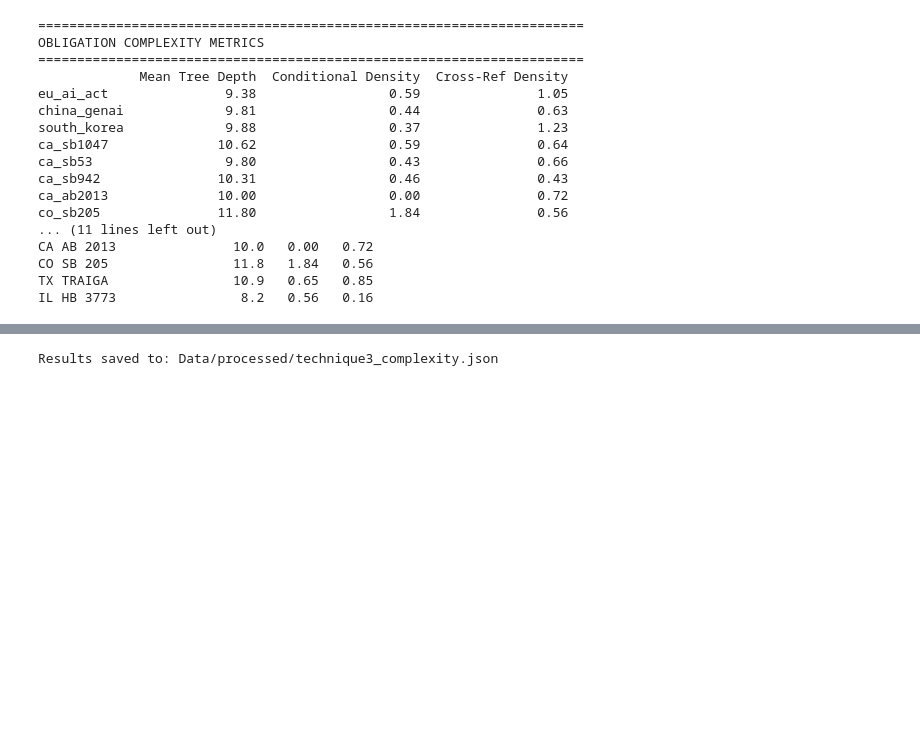
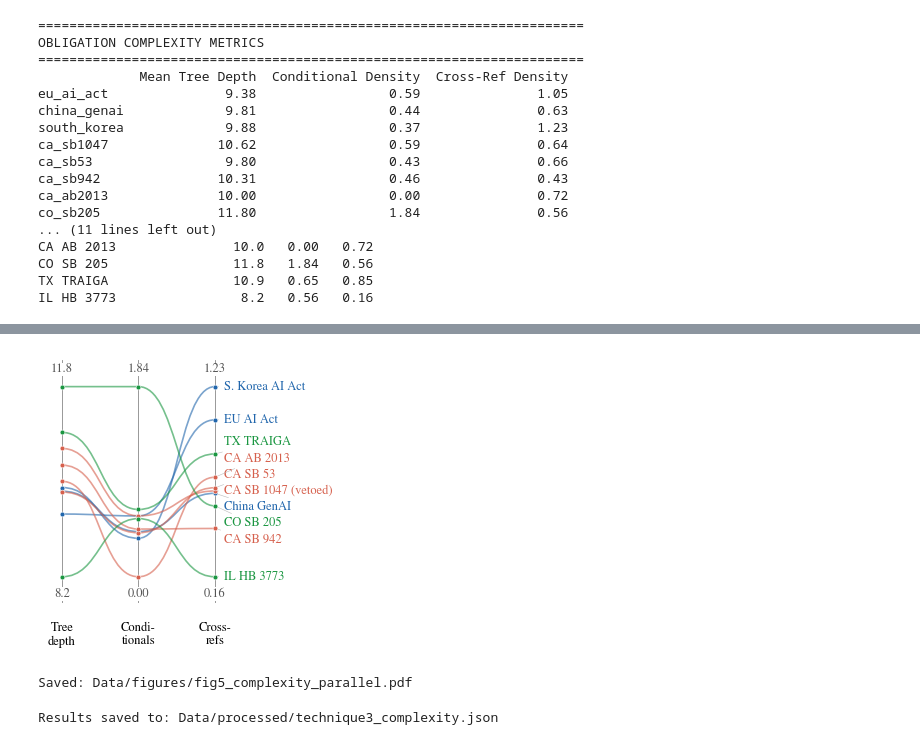
Before and after one commit to ps-research/The-Language-of-AI-Liability, a Jupyter notebook: Obligation_Complexity_Analysis.ipynb, the cells around one changed output, grey strips where cells are left out. Cells and saved outputs as stored; diff of their text form; code cells hidden in the pictures; blank space fills up the shorter version.

```diff
--- a/Obligation_Complexity_Analysis.ipynb
+++ b/Obligation_Complexity_Analysis.ipynb
@@ -537,3 +362,43 @@ Saved: Data/figures/fig4b_complexity_parallel.pdf
+# %%
+# ── Figure 5: complexity as parallel coordinates (paper) ──
+vals = np.array([[depth_results[l]["mean"], conditional_results[l]["density"], crossref_results[l]["density"]] for l in LAW_ORDER])
+lo, hi = vals.min(0), vals.max(0)
+norm = (vals - lo) / (hi - lo)
+fig, ax = plt.subplots(figsize=(W, 2.9))
+from matplotlib.path import Path as MPath
+import matplotlib.patches as mpatches
+for i, l in enumerate(LAW_ORDER):
+    # cubic Bezier between neighbouring axes, flat at each axis (as in the original figure)
+    ys, verts, codes = norm[i], [(0, norm[i][0])], [MPath.MOVETO]
+    for j in range(2):
+        mid = j + 0.5
+        verts += [(mid, ys[j]), (mid, ys[j + 1]), (j + 1, ys[j + 1])]
+        codes += [MPath.CURVE4] * 3
+    ax.add_patch(mpatches.PathPatch(MPath(verts, codes), fc="none", ec=TIER_COLOR[TIER[l]], lw=1.2, alpha=0.6, zorder=2))
+    ax.scatter([0, 1, 2], ys, s=12, color=TIER_COLOR[TIER[l]], edgecolors="white", linewidths=0.4, zorder=4)
+# right-hand labels, spread so 9 pt text does not collide
+ys = norm[:, 2].copy(); order = np.argsort(ys); gap = 0.085
+pos = ys.copy()
+for _ in range(200):
+    for a, b in zip(order[:-1], order[1:]):
+        if pos[b] - pos[a] < gap:
+            mid = (pos[a] + pos[b]) / 2; pos[a], pos[b] = mid - gap / 2, mid + gap / 2
+for i, l in enumerate(LAW_ORDER):
+    ax.annotate(LABEL[l], (2, norm[i, 2]), xytext=(2.12, pos[i]), va="center", ha="left",
+                color=TIER_COLOR[TIER[l]], arrowprops=dict(arrowstyle="-", color="#bbbbbb", lw=0.4))
+for x in (0, 1, 2):
+    ax.axvline(x, color="#888888", lw=0.6)
+for x, (a, b) in enumerate(zip(lo, hi)):
+    ax.text(x, -0.06, f"{a:.2f}" if x else f"{a:.1f}", ha="center", va="top", color="#555555", bbox=dict(fc="white", ec="none", pad=0.6))
+    ax.text(x, 1.06, f"{b:.2f}" if x else f"{b:.1f}", ha="center", va="bottom", color="#555555", bbox=dict(fc="white", ec="none", pad=0.6))
+ax.set_xticks([0, 1, 2], ["Tree\ndepth", "Condi-\ntionals", "Cross-\nrefs"])
+ax.xaxis.set_ticks_position("none"); ax.tick_params(axis="x", pad=11)
+ax.set_yticks([]); ax.set_xlim(-0.12, 3.75); ax.set_ylim(-0.14, 1.14)
+for s in ax.spines.values(): s.set_visible(False)
+save(fig, "fig5_complexity_parallel.pdf")
+# %% [output]
+[figure, added]
+Saved: Data/figures/fig5_complexity_parallel.pdf
 # %%
 # ── Cell 8: Export ──
 
```
Also changed, not shown: parts of 3 cells of this notebook, 19 other files.
